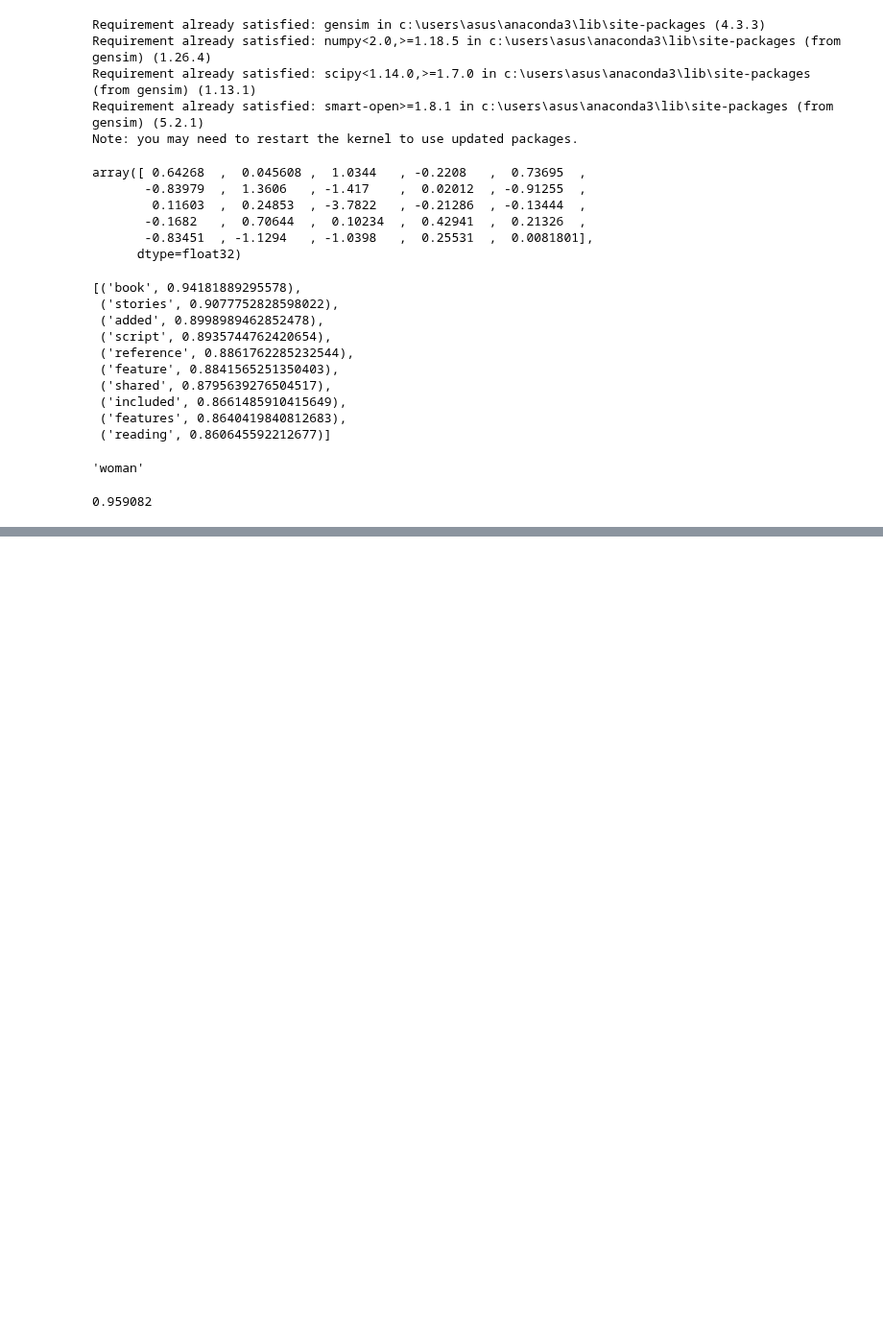
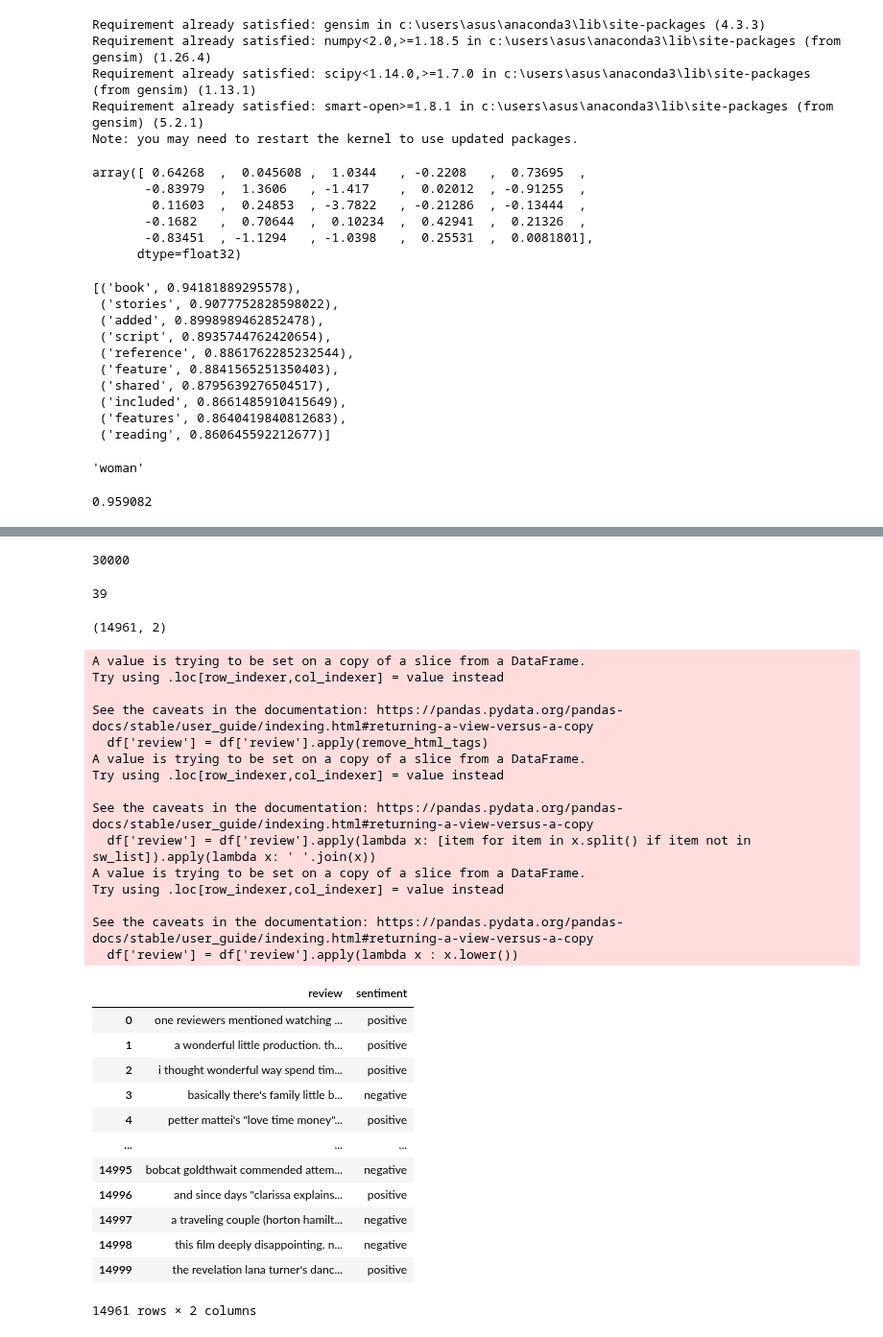
Before and after one commit to Hamidreza-Sj/Twitter-Sentiment-Analysis, a Jupyter notebook: NLP Project3.ipynb, the cells around one changed output, grey strips where cells are left out. Shown at 96% size. Saved outputs shown, nothing was run; the diff lists cells and outputs as text; code cells hidden in the pictures; blank space fills up the shorter version.

Commit message:
preparing data

```diff
--- a/NLP Project3.ipynb
+++ b/NLP Project3.ipynb
@@ -294,15 +278,0 @@ True
-# %%
-import os
-from nltk import sent_tokenize
-from gensim.utils import simple_preprocess
-
-import nltk
-nltk.data.path.append(r"C:\Users\ASUS\AppData\Roaming\nltk_data")
-
-story = []
-for filename in os.listdir(directory):
-    f = open(os.path.join(directory, filename))
-    corpus = f.read()
-    raw_sent = sent_tokenize(corpus)
-    for sent in raw_sent:
-        story.append(simple_preprocess(sent))
@@ -313,0 +279,3 @@ LookupError:
+# %%
+full_df = dff.iloc[:15000]
+full_df.head()
@@ -313,0 +289,57 @@ LookupError:
+# %%
+full_df.size
+# %% [output]
+30000
+# %%
+full_df.duplicated().sum()
+# %% [output]
+39
+# %%
+df = full_df.drop_duplicates()
+df.shape
+# %% [output]
+(14961, 2)
+# %%
+import re
+from nltk.corpus import stopwords
+
+def remove_html_tags(raw_text):
+    cleaned_text = re.sub(re.compile('<.*?>'), '', raw_text)
+    return cleaned_text
+df['review'] = df['review'].apply(remove_html_tags)
+
+sw_list = stopwords.words('english')
+df['review'] = df['review'].apply(lambda x: [item for item in x.split() if item not in sw_list]).apply(lambda x: ' '.join(x))
+
+df['review'] = df['review'].apply(lambda x : x.lower())
+
+df
+# %% [output]
+A value is trying to be set on a copy of a slice from a DataFrame.
+Try using .loc[row_indexer,col_indexer] = value instead
+
+See the caveats in the documentation: https://pandas.pydata.org/pandas-docs/stable/user_guide/indexing.html#returning-a-view-versus-a-copy
+  df['review'] = df['review'].apply(remove_html_tags)
+A value is trying to be set on a copy of a slice from a DataFrame.
+Try using .loc[row_indexer,col_indexer] = value instead
+
+See the caveats in the documentation: https://pandas.pydata.org/pandas-docs/stable/user_guide/indexing.html#returning-a-view-versus-a-copy
+  df['review'] = df['review'].apply(lambda x: [item for item in x.split() if item not in sw_list]).apply(lambda x: ' '.join(x))
+A value is trying to be set on a copy of a slice from a DataFrame.
+Try using .loc[row_indexer,col_indexer] = value instead
+
+See the caveats in the documentation: https://pandas.pydata.org/pandas-docs/stable/user_guide/indexing.html#returning-a-view-versus-a-copy
+  df['review'] = df['review'].apply(lambda x : x.lower())
+|  | review | sentiment |
+| 0 | one reviewers mentioned watching ... | positive |
+| 1 | a wonderful little production. th... | positive |
+| 2 | i thought wonderful way spend tim... | positive |
+| 3 | basically there's family little b... | negative |
+| 4 | petter mattei's "love time money"... | positive |
+| ... | ... | ... |
+| 14995 | bobcat goldthwait commended attem... | negative |
+| 14996 | and since days "clarissa explains... | positive |
+| 14997 | a traveling couple (horton hamilt... | negative |
+| 14998 | this film deeply disappointing. n... | negative |
+| 14999 | the revelation lana turner's danc... | positive |
+14961 rows × 2 columns
```
Also changed, not shown: parts of 15 cells of this notebook.
